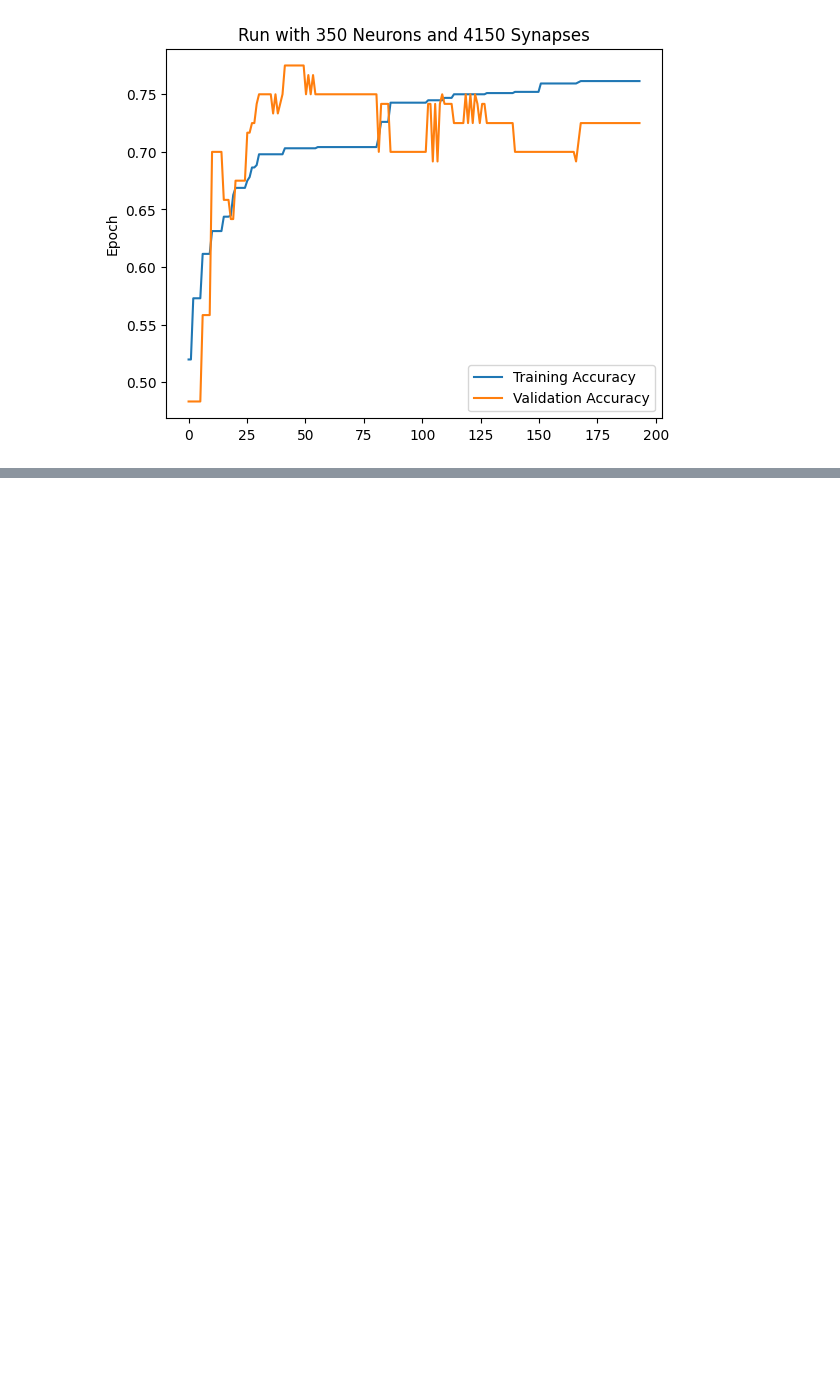
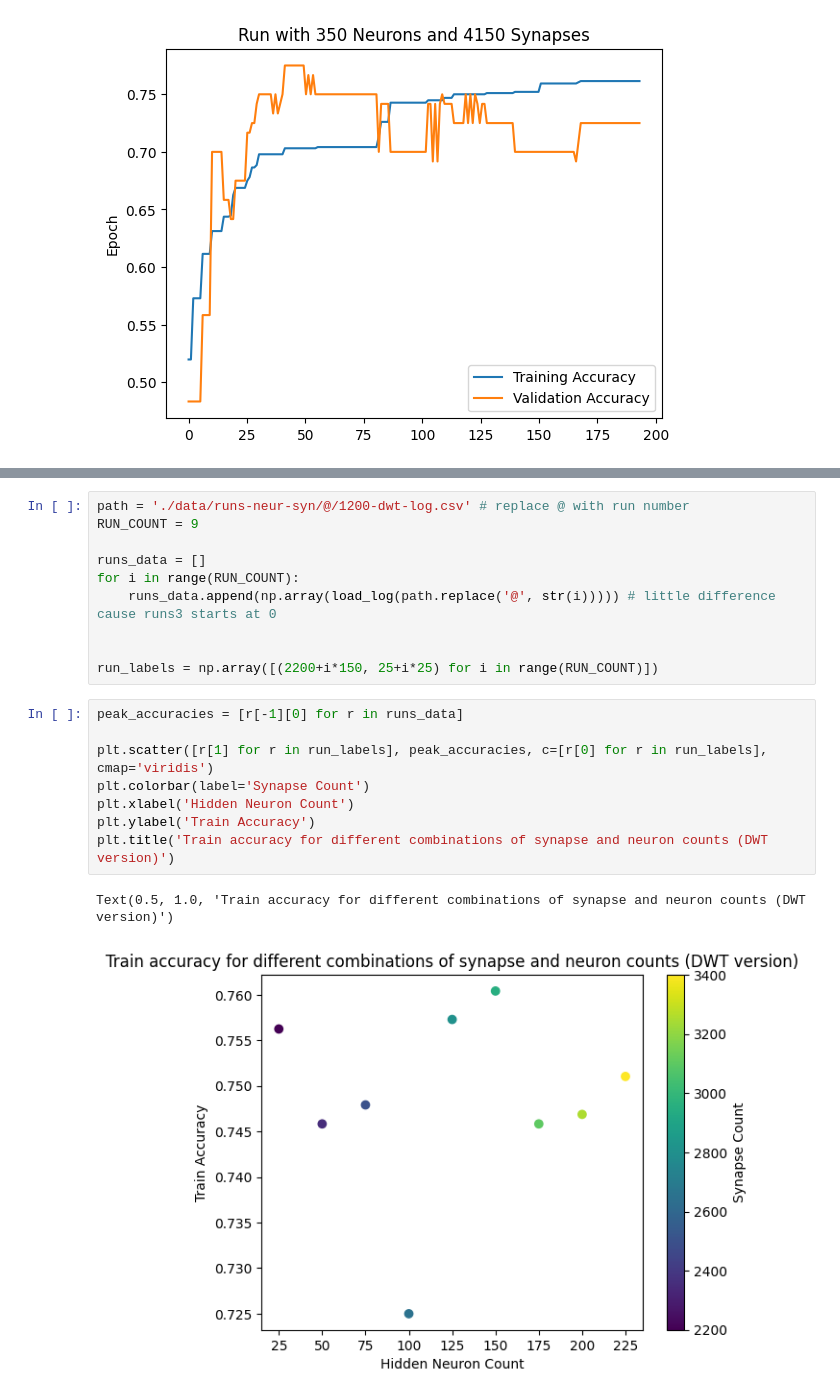
Before and after one commit to khood5/MLAudio, a Jupyter notebook: shotspotter/snn/params-analysis.ipynb, the cells around one changed output, grey strips where cells are left out. Cells and saved outputs as stored; diff of their text form; blank space fills up the shorter version.

```diff
--- a/shotspotter/snn/params-analysis.ipynb
+++ b/shotspotter/snn/params-analysis.ipynb
@@ -197,0 +201,21 @@ plt.legend()
+# %%
+path = './data/runs-neur-syn/@/1200-dwt-log.csv' # replace @ with run number
+RUN_COUNT = 9
+
+runs_data = []
+for i in range(RUN_COUNT):
+    runs_data.append(np.array(load_log(path.replace('@', str(i))))) # little difference cause runs3 starts at 0
+
+
+run_labels = np.array([(2200+i*150, 25+i*25) for i in range(RUN_COUNT)])
+# %%
+peak_accuracies = [r[-1][0] for r in runs_data]
+
+plt.scatter([r[1] for r in run_labels], peak_accuracies, c=[r[0] for r in run_labels], cmap='viridis')
+plt.colorbar(label='Synapse Count')
+plt.xlabel('Hidden Neuron Count')
+plt.ylabel('Train Accuracy')
+plt.title('Train accuracy for different combinations of synapse and neuron counts (DWT version)')
+# %% [output]
+Text(0.5, 1.0, 'Train accuracy for different combinations of synapse and neuron counts (DWT version)')
+[figure, added]
```
Also changed, not shown: parts of 2 cells of this notebook, 2 other files.
